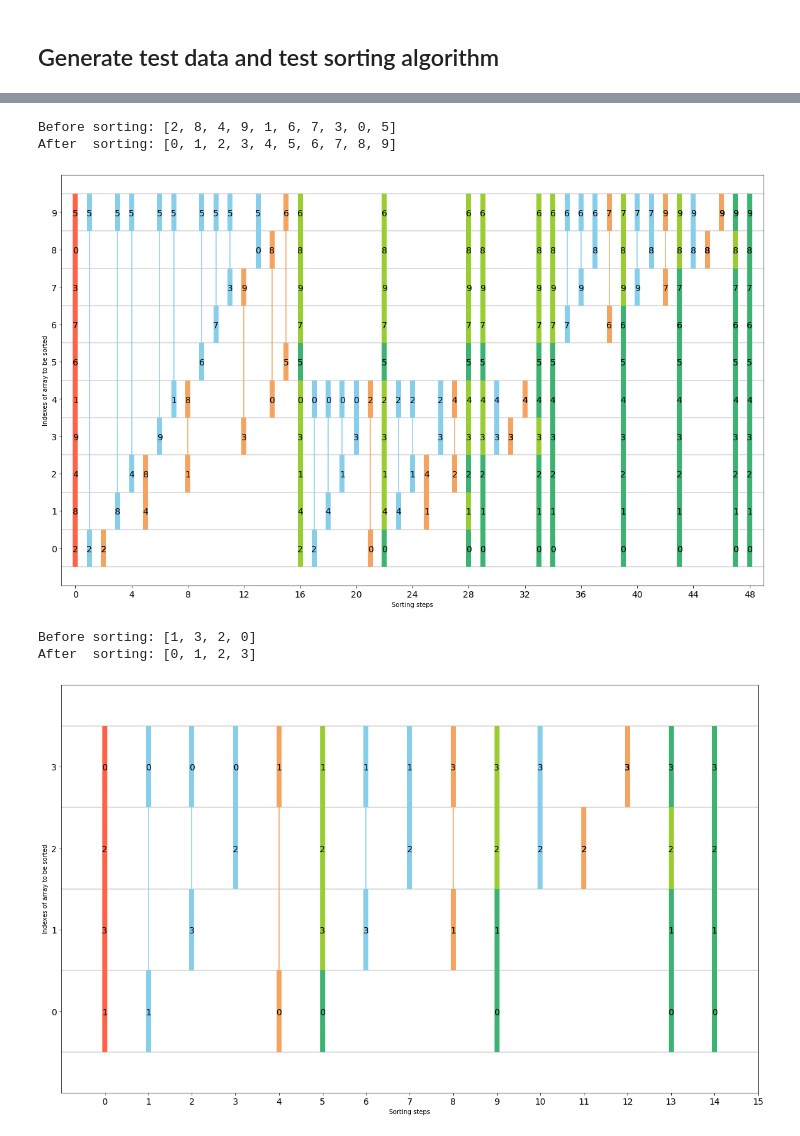
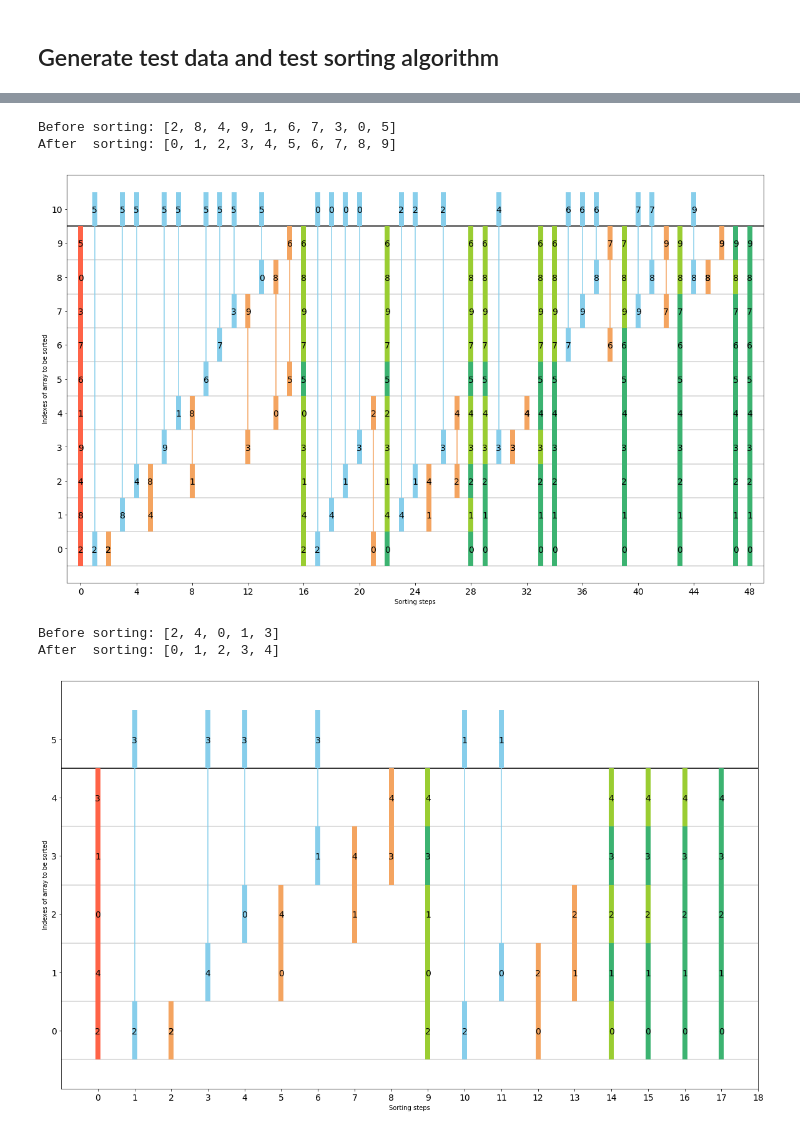
Before and after one commit to JensLiebehenschel/AlgDat, a Jupyter notebook: QuicksortVisualization.ipynb, the cells around one changed output, grey strips where cells are left out. Cells and saved outputs as stored; diff of their text form; code cells hidden in the pictures.

Commit message:
added pivot element visualization in output

```diff
--- a/QuicksortVisualization.ipynb
+++ b/QuicksortVisualization.ipynb
@@ -12,10 +12,15 @@ def sort(a):
     global steps, index_last_complete_step
     steps=[]
     index_last_complete_step=0
+
+    # the pivot element is stored in an additional element at the end of the array (a[ARRAY_SIZE])
+    # rationale: improve understandability of pivot comparisons and assignments in output
+    a.append(-1)
+
     # nothing yet sorted
-    steps.append([[UNSORTED]*len(a), [], [], a[:]])
+    steps.append([[UNSORTED]*ARRAY_SIZE, [], [], a[:]])
 
-    return quicksort(a, 0, len(a)-1)
+    return quicksort(a, 0, ARRAY_SIZE-1)[:-1] # do not include additional space for pivot in returned array, so remove last element
 # %%
 def quicksort(a, p, r):
     global steps, index_last_complete_step
@@ -91,10 +96,10 @@ def plot_values(x, y_vals, a):
 
 def plot_states(x, states, a):
     # colors
-    for y in range(len(states)):
+    for y in range(ARRAY_SIZE):
         plt.plot([x,x],[y-OFFSET, y+OFFSET], COLORS[states[y]][0], linewidth=8, solid_capstyle="butt")
     # values
-    plot_values(x, range(len(a)), a)
+    plot_values(x, range(ARRAY_SIZE), a)
 
 def plot_elements(x, y_vals, col, a):
     # colors
@@ -125,8 +130,8 @@ def output_graphical_view(ARRAY_SIZE):
 
     # format graph
     plt.xticks(range(0, len(steps)+1, max(1,len(steps)//10)), fontsize=14)
-    plt.yticks(range(0, ARRAY_SIZE, max(1,ARRAY_SIZE//10)), fontsize=14)
-    plt.axis([-1, len(steps),-1, ARRAY_SIZE])
+    plt.yticks(range(0, ARRAY_SIZE+1, max(1,ARRAY_SIZE//10)), fontsize=14)
+    plt.axis([-1, len(steps),-1, ARRAY_SIZE+1])
     #plt.axis('off')
     plt.xlabel("Sorting steps")
     plt.ylabel("Indexes of array to be sorted")
@@ -143,6 +148,7 @@ def output_graphical_view(ARRAY_SIZE):
     # draw horitontal lines
     for i in range(ARRAY_SIZE+1):
         plt.hlines(xmin=-1, xmax=len(steps), y=i-OFFSET, color=COL_HORIZ_LINES)
+    plt.hlines(xmin=-1, xmax=len(steps), y=ARRAY_SIZE-OFFSET, color=COL_LAST_HORIZ_LINE)
 
     # show plot
     plt.show()
@@ -231,17 +237,17 @@ output_graphical_view(ARRAY_SIZE)
 # %% [output]
 Before sorting: [2, 8, 4, 9, 1, 6, 7, 3, 0, 5]
 After  sorting: [0, 1, 2, 3, 4, 5, 6, 7, 8, 9]
-[figure, old version]
+[figure, new version]
 # %%
 # your test here ...
-array = [1,3,2,0]
+array = [2,4,0,1,3]
 ARRAY_SIZE = len(array)
 print(TEXT_BEFORE_SORTING, array)
 print(TEXT_AFTER_SORTING, sort(array))
 output_graphical_view(ARRAY_SIZE)
 # %% [output]
-Before sorting: [1, 3, 2, 0]
-After  sorting: [0, 1, 2, 3]
+Before sorting: [2, 4, 0, 1, 3]
+After  sorting: [0, 1, 2, 3, 4]
-[figure, old version]
+[figure, new version]
 # %%
 # ... and here ...
```
Also changed, not shown: parts of 4 cells of this notebook.
